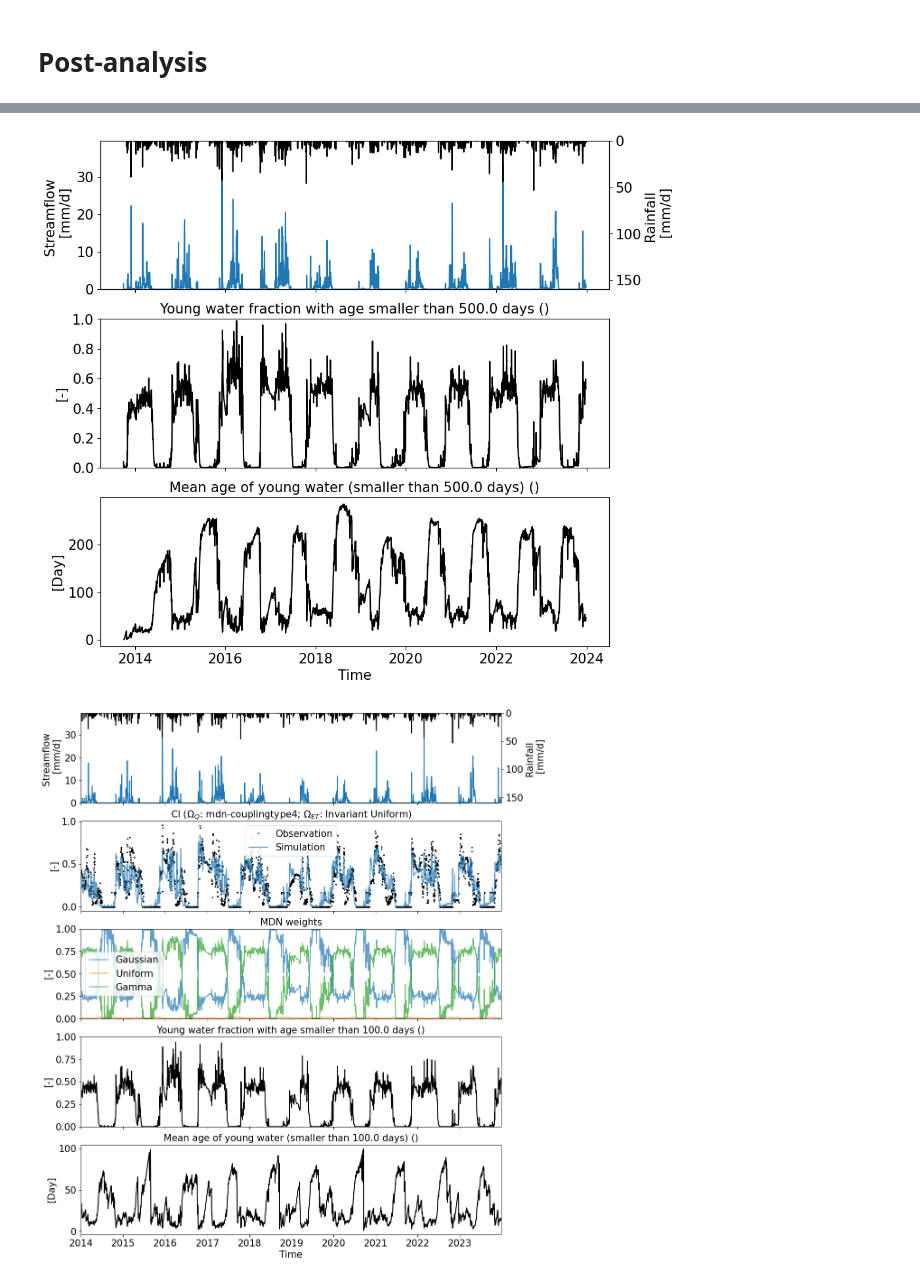
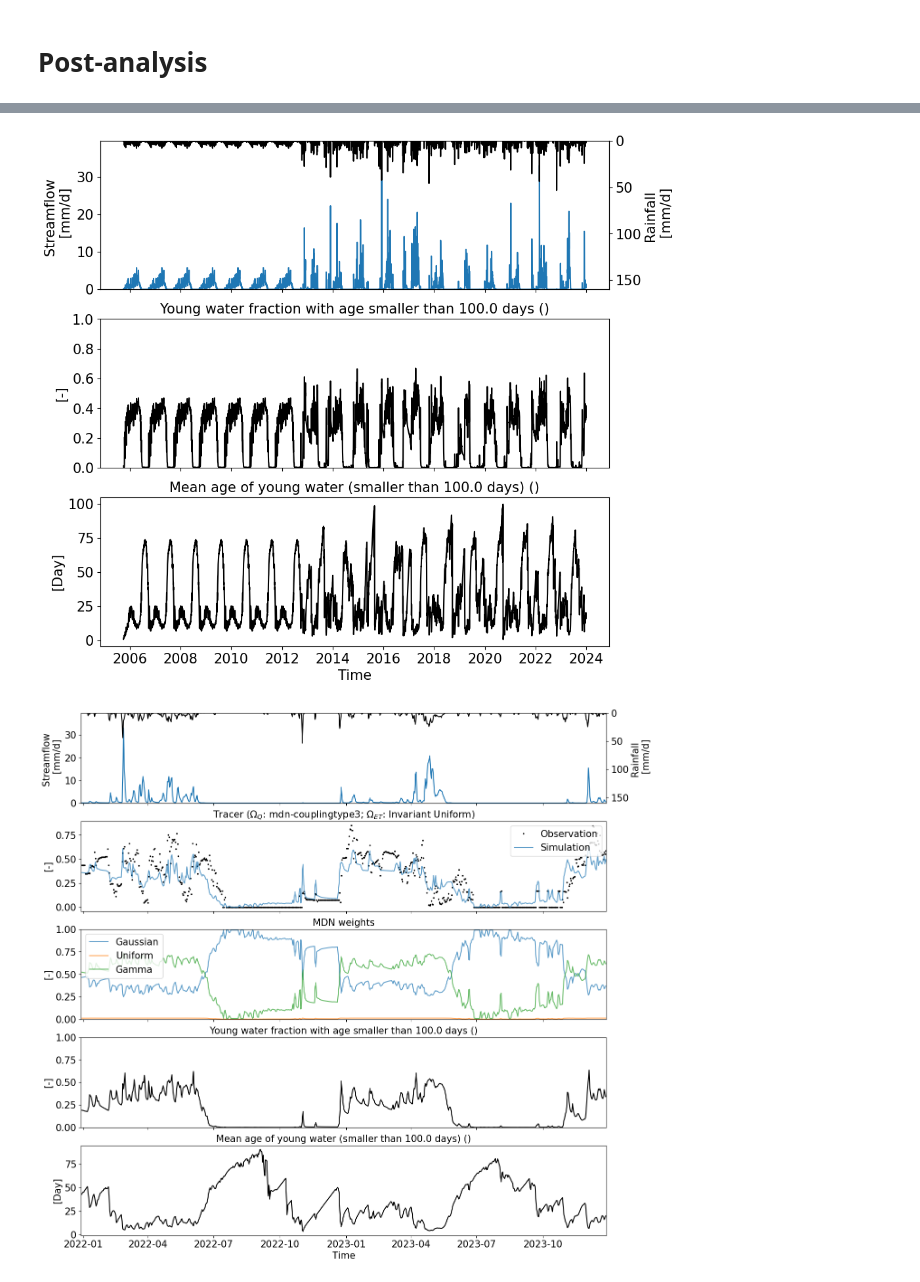
Before and after one commit to PeishiJiang/DiffFlowTransport, a Jupyter notebook: OakCreek/Postprocess_mdn.ipynb, the cells around one changed output, grey strips where cells are left out. Cells and saved outputs as stored; diff of their text form; code cells hidden in the pictures.

```diff
--- a/OakCreek/Postprocess_mdn.ipynb
+++ b/OakCreek/Postprocess_mdn.ipynb
@@ -170,24 +235,24 @@ for cutoff in [100,500,1000,2000]:
 # %%
 fig, axes = plt.subplots(3, 1, figsize=(10,10), sharex=True)
 plot_J_Q(J, Q, time, ax=axes[0])
-axes = plot_young_water(pQETs[...,0], time, axes=axes[1:], dt=dt, cutoff_age=500);
+axes = plot_young_water(pQETs[...,0], time, axes=axes[1:], dt=dt, cutoff_age=100);
 # %% [output]
-[figure, old version]
+[figure, new version]
 # %%
 # MDN weights -- zoom in
-cutoff=365*10
+cutoff=365*2
 distributions = ['Gaussian', 'Uniform', 'Gamma']
-fig, axes = plt.subplots(5, 1, figsize=(12,15), sharex=True)
+fig, axes = plt.subplots(5, 1, figsize=(15,15), sharex=True)
 plot_J_Q(J[-cutoff:], Q[-cutoff:], time[-cutoff:], ax=axes[0])
 ax = plot_timeseries_obs_sim(
     obs=df.iloc[-cutoff:]['C_Q'].values, sim=df.iloc[-cutoff:]['C_Q_sim'].values, lim=[0,1], timesteps=df.iloc[-cutoff:].index,
-    ax=axes[1], varn=f'Cl ($\Omega_Q$: {model_name}; ' + '$\Omega_{ET}$: Invariant Uniform)'
+    ax=axes[1], varn=f'Tracer ($\Omega_Q$: {model_name}; ' + '$\Omega_{ET}$: Invariant Uniform)'
 )
 ax.set(xlabel='')
 for i,dist in enumerate(distributions):
     axes[2].plot(time[-cutoff:], mdn_w[-cutoff:,i], alpha=0.7, label=dist)
 axes[2].set(title='MDN weights', ylabel='[-]', ylim=[0,1])
 axes[2].legend()
 plot_young_water(pQETs[:,-cutoff:,0], time[-cutoff:], dt=dt, axes=axes[-2:], cutoff_age=100);
 # %% [output]
-[figure, old version]
+[figure, new version]
```
Also changed, not shown: parts of 16 cells of this notebook, 7 other files.
